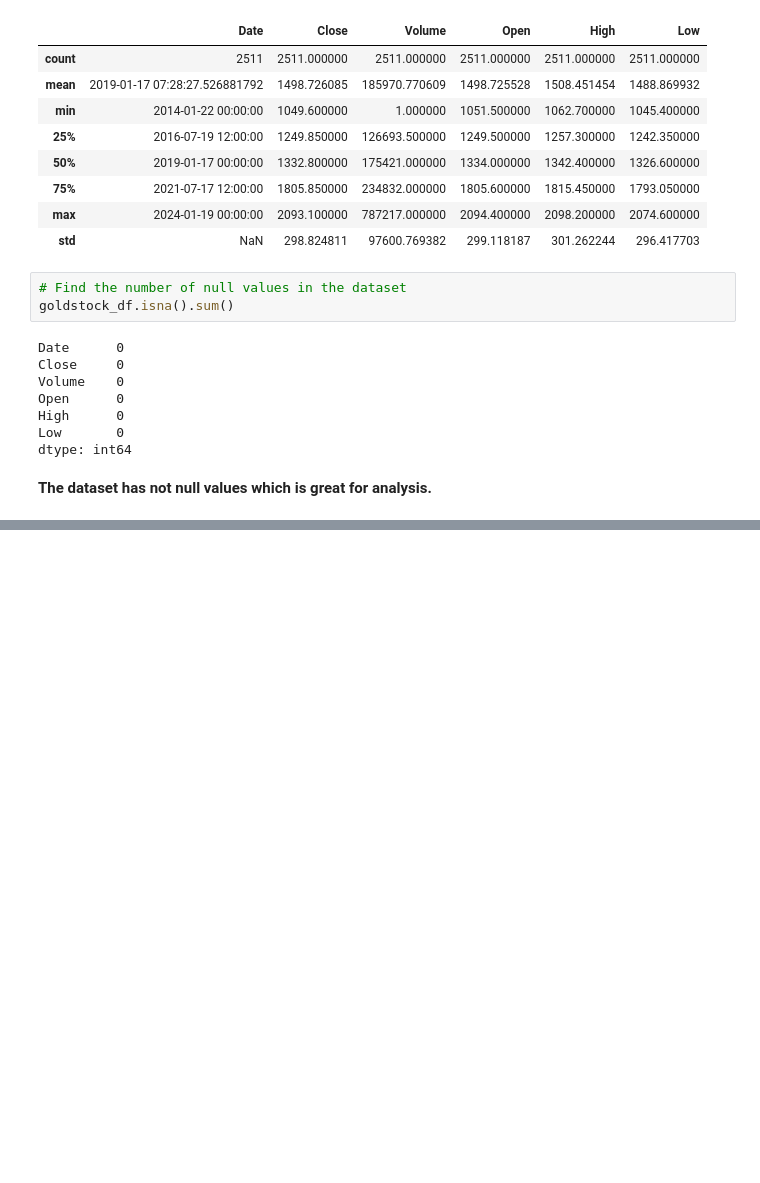
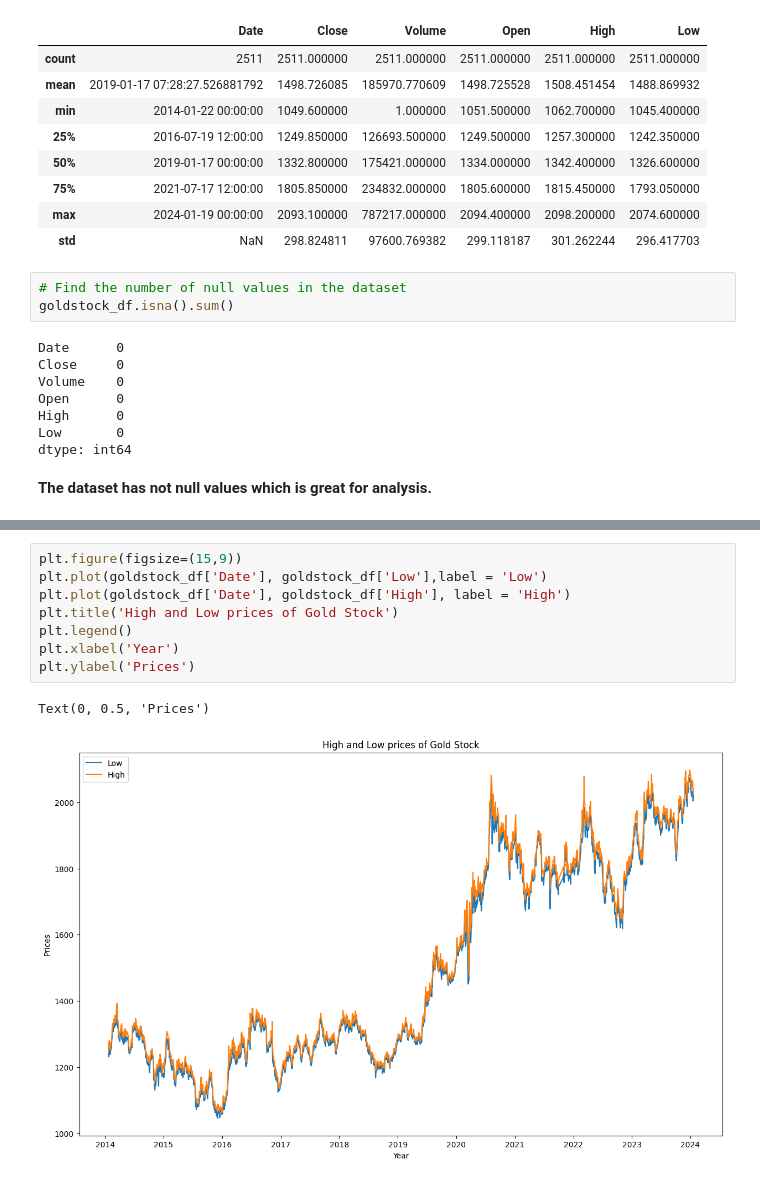
Before and after one commit to mayanksingh-0405/Project, a Jupyter notebook: project.ipynb, the cells around one changed output, grey strips where cells are left out. Cells and saved outputs as stored; diff of their text form; blank space fills up the shorter version.

```diff
--- a/project.ipynb
+++ b/project.ipynb
@@ -129,0 +116,11 @@ sns.histplot(goldstock_df.)
+# %%
+plt.figure(figsize=(15,9))
+plt.plot(goldstock_df['Date'], goldstock_df['Low'],label = 'Low')
+plt.plot(goldstock_df['Date'], goldstock_df['High'], label = 'High')
+plt.title('High and Low prices of Gold Stock')
+plt.legend()
+plt.xlabel('Year')
+plt.ylabel('Prices')
+# %% [output]
+Text(0, 0.5, 'Prices')
+[figure, added]
```
Also changed, not shown: parts of 4 cells of this notebook.
